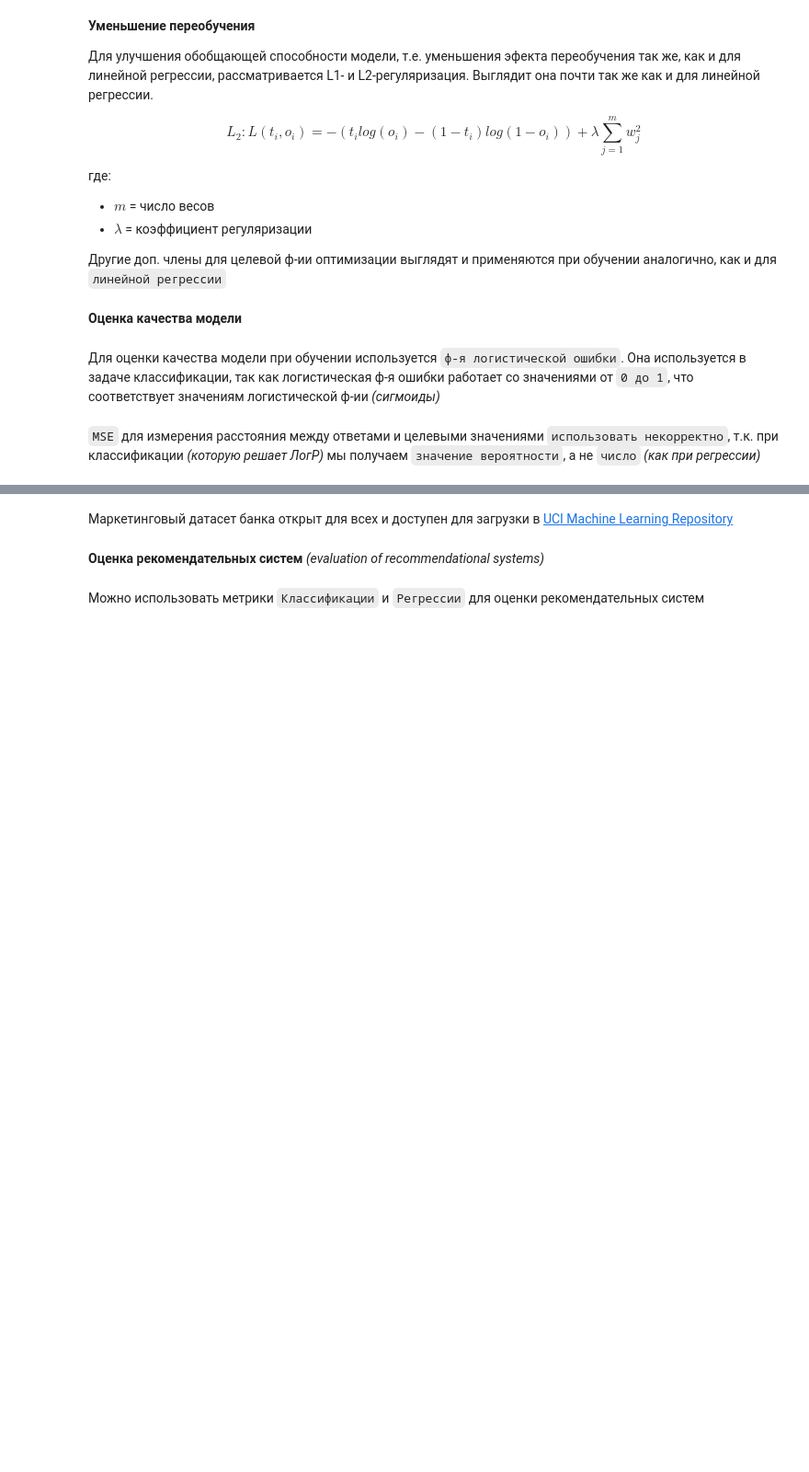
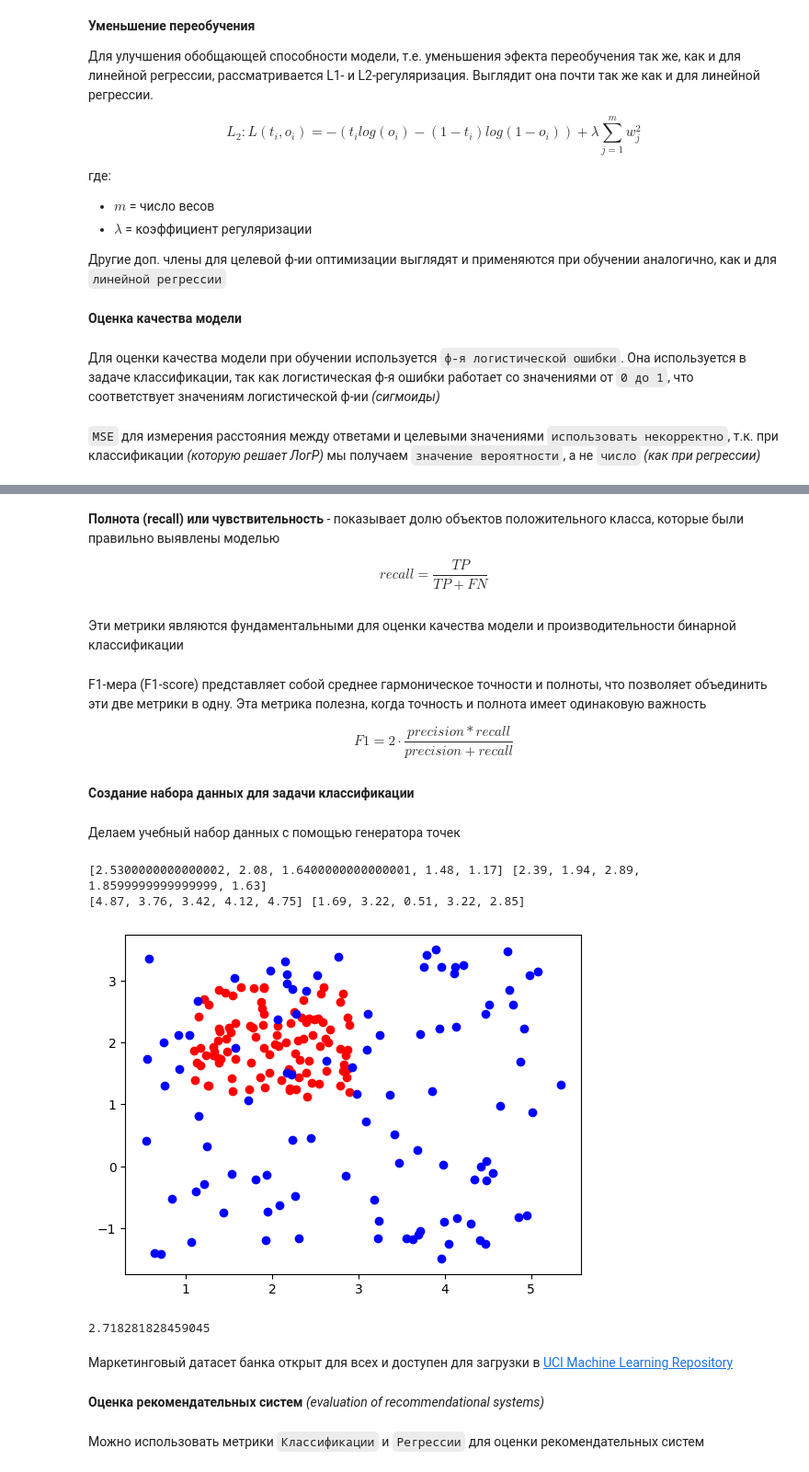
Before and after one commit to Rainfue/RecSys, a Jupyter notebook: note1.ipynb, the cells around one changed output, grey strips where cells are left out. Shown: that part at 92% size. Saved outputs shown, nothing was run; the diff lists cells and outputs as text; code cells hidden in the pictures; blank space fills up the shorter version.

```diff
--- a/note1.ipynb
+++ b/note1.ipynb
@@ -398,3 +414,71 @@ $$L_{2} : L(t_{i},o_{i}) = -(t_{i}log(o_{i}) - (1-t_{i})log(1-o_{i})) + \lambda\
+# %% [markdown]
+**Полнота (recall) или чувствительность** - показывает долю объектов положительного класса, которые были правильно выявлены моделью
+
+$$recall = \frac{TP}{TP+FN}$$
+# %% [markdown]
+Эти метрики являются фундаментальными для оценки качества модели и производительности бинарной классификации
+# %% [markdown]
+F1-мера (F1-score) представляет собой среднее гармоническое точности и полноты, что позволяет объединить эти две метрики в одну. Эта метрика полезна, когда точность и полнота имеет одинаковую важность
+
+$$F1 = 2 \cdot \frac{precision*recall}{precision+recall}$$
+# %% [markdown]
+**Создание набора данных для задачи классификации**
+# %% [markdown]
+Делаем учебный набор данных с помощью генератора точек
+# %%
+# Импортированиие библиотек
+# ---------------------------------------------------------
+from random import randint          # Для генерации случайных чисел
+import matplotlib.pyplot as plt     # Для визуализации
+
+# Функция
+# ---------------------------------------------------------
+def data_points(n_samples: int, class_point: tuple, noise: int | float = 1):
+    def offset_point():
+        # Создаем случайные значения для разности точек в классе
+        offset_x = randint(-100 * noise, noise * 100) / 100
+        offset_y = randint(-100 * noise, noise * 100) / 100
+
+        # Распределяем точку вокруг классового центра,
+        # прибавляя случайные сгенерированные числа к центру класса
+        x = class_point[0] + offset_x
+        y = class_point[1] + offset_y
+
+        # Возвращаем точку
+        return x, y
+
+    # Получаем список точек (кортежей - (x, y))
+    points = [offset_point() for _ in range(n_samples)]
+    # Разделяем список на список x и y
+    x_list = [points[i][0] for i in range(n_samples)]
+    y_list = [points[i][1] for i in range(n_samples)]
+
+    # Возвращаем список x, и список y
+    return x_list, y_list
+
+# Генерация набора данных
+# ---------------------------------------------------------
+x1_list, y1_list = data_points(n_samples=100, class_point=(2,2), noise=0.9)
+x2_list, y2_list = data_points(n_samples=100, class_point=(3,1), noise=2.5)
+
+# Вывод первых 5 точек
+print(x1_list[:5], y1_list[:5])
+print(x2_list[:5], y2_list[:5])
+
+# Визуализация
+# ---------------------------------------------------------
+plt.scatter(x=x1_list, y=y1_list, color='red')
+plt.scatter(x=x2_list, y=y2_list, color='blue')
+plt.show()
+# %% [output]
+[2.5300000000000002, 2.08, 1.6400000000000001, 1.48, 1.17] [2.39, 1.94, 2.89, 1.8599999999999999, 1.63]
+[4.87, 3.76, 3.42, 4.12, 4.75] [1.69, 3.22, 0.51, 3.22, 2.85]
+[figure, added]
+# %%
+e = 2.71828182845904523536
+e
+# %% [output]
+2.718281828459045
 # %% [markdown]
 Маркетинговый датасет банка открыт для всех и доступен для загрузки в [UCI Machine Learning Repository](https://www.google.com/url?q=https%3A%2F%2Farchive.ics.uci.edu%2Fml%2Fdatasets%2FBank%2BMarketing%23)
 # %% [markdown]
```
Also changed, not shown: parts of 5 cells of this notebook.
